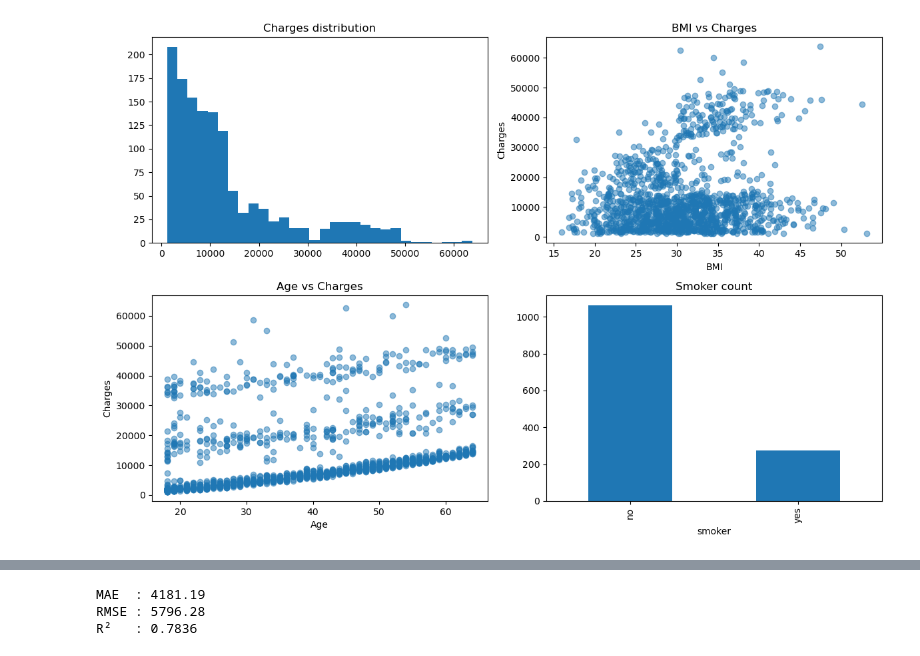
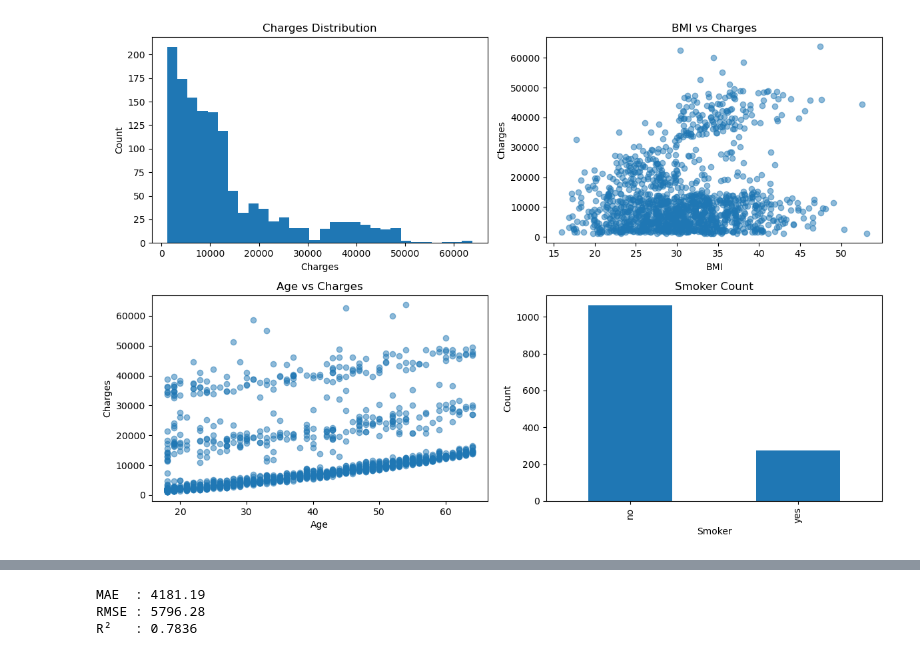
Before and after one commit to sumpfgeist/model_deployment, a Jupyter notebook: phase1.ipynb, the cells around one changed output, grey strips where cells are left out. Cells and saved outputs as stored; diff of their text form; code cells hidden in the pictures.

```diff
--- a/phase1.ipynb
+++ b/phase1.ipynb
@@ -61,23 +142,27 @@ max      64.000000    53.130000     5.000000  63770.428010
 # %%
 fig, axes = plt.subplots(2, 2, figsize=(12, 8))
 
 axes[0, 0].hist(df["charges"], bins=30)
-axes[0, 0].set_title("Charges distribution")
+axes[0, 0].set_title("Charges Distribution")
+axes[0, 0].set_xlabel("Charges")
+axes[0, 0].set_ylabel("Count")
 
 axes[0, 1].scatter(df["bmi"], df["charges"], alpha=0.5)
 axes[0, 1].set_title("BMI vs Charges")
 axes[0, 1].set_xlabel("BMI")
 axes[0, 1].set_ylabel("Charges")
 
 axes[1, 0].scatter(df["age"], df["charges"], alpha=0.5)
 axes[1, 0].set_title("Age vs Charges")
 axes[1, 0].set_xlabel("Age")
 axes[1, 0].set_ylabel("Charges")
 
 df["smoker"].value_counts().plot(kind="bar", ax=axes[1, 1])
-axes[1, 1].set_title("Smoker count")
+axes[1, 1].set_title("Smoker Count")
+axes[1, 1].set_xlabel("Smoker")
+axes[1, 1].set_ylabel("Count")
 
 plt.tight_layout()
 plt.show()
 # %% [output]
-[figure, old version]
+[figure, new version]
```
Also changed, not shown: parts of 26 cells of this notebook, 56 other files.
